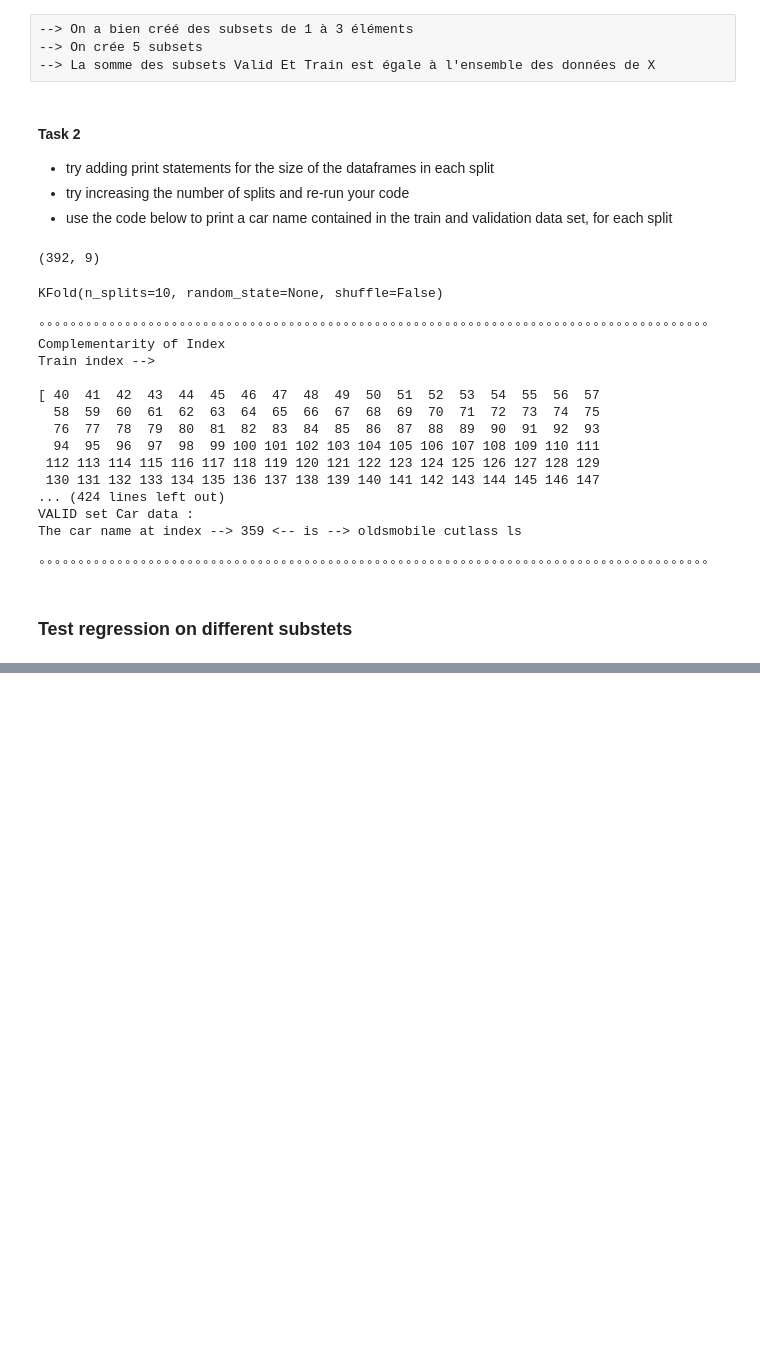
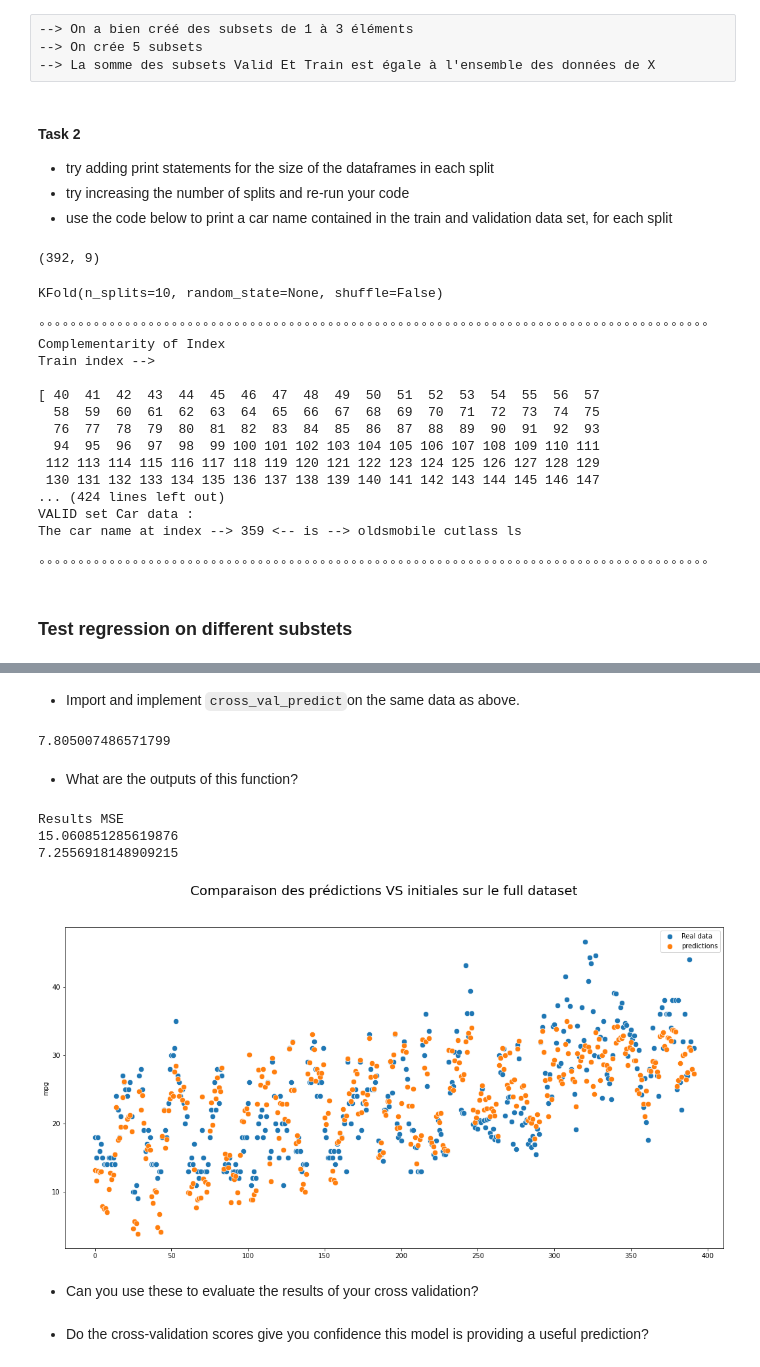
Before and after one commit to ManuLabricole/CDN-Statistique, a Jupyter notebook: 3 - Regression lineaire/Notebooks/notebook-3.ipynb, the cells around one changed output, grey strips where cells are left out. Drawn from its saved outputs; the diff is of its cells as text; code cells hidden in the pictures; blank space fills up the shorter version.

```diff
--- a/3 - Regression lineaire/Notebooks/notebook-3.ipynb
+++ b/3 - Regression lineaire/Notebooks/notebook-3.ipynb
@@ -231,0 +274,54 @@ X_train
+# %% [markdown]
+- Import and implement `cross_val_predict`on the same data as above.
+# %%
+X_train, X_test, y_train, y_test = train_test_split(auto, mpg, random_state = 18)
+
+lin_reg = LinearRegression()
+
+
+predictions = cross_val_predict(lin_reg, X_train, y_train, cv=5)
+
+
+
+
+cv_scores = cross_val_score(lin_reg, auto, mpg, cv = 5, scoring='neg_mean_squared_error')
+cv_scores.std()
+mpg.std()
+# %% [output]
+7.805007486571799
+# %% [markdown]
+- What are the outputs of this function?
+# %%
+print("Results MSE ")
+print(-cv_scores.mean())
+print(cv_scores.std())
+
+fig, ax = plt.subplots(figsize=(18,9))
+fig.suptitle("Comparaison des prédictions VS initiales sur le full dataset", fontsize=20)
+
+
+ax = sns.scatterplot(
+    data=auto,
+    x=auto.index,
+    #x="MSE",
+    y=mpg,
+    s=70,
+    label="Real data"
+)
+ax = sns.scatterplot(
+    data=auto,
+    x=auto.index,
+    #x="MSE",
+    y=predictions,
+    s=70,
+    label="predictions"
+)
+# %% [output]
+Results MSE
+15.060851285619876
+7.2556918148909215
+[figure, added]
+# %% [markdown]
+- Can you use these to evaluate the results of your cross validation?
+# %% [markdown]
+- Do the cross-validation scores give you confidence this model is providing a useful prediction?
```
Also changed, not shown: parts of 17 cells of this notebook.
